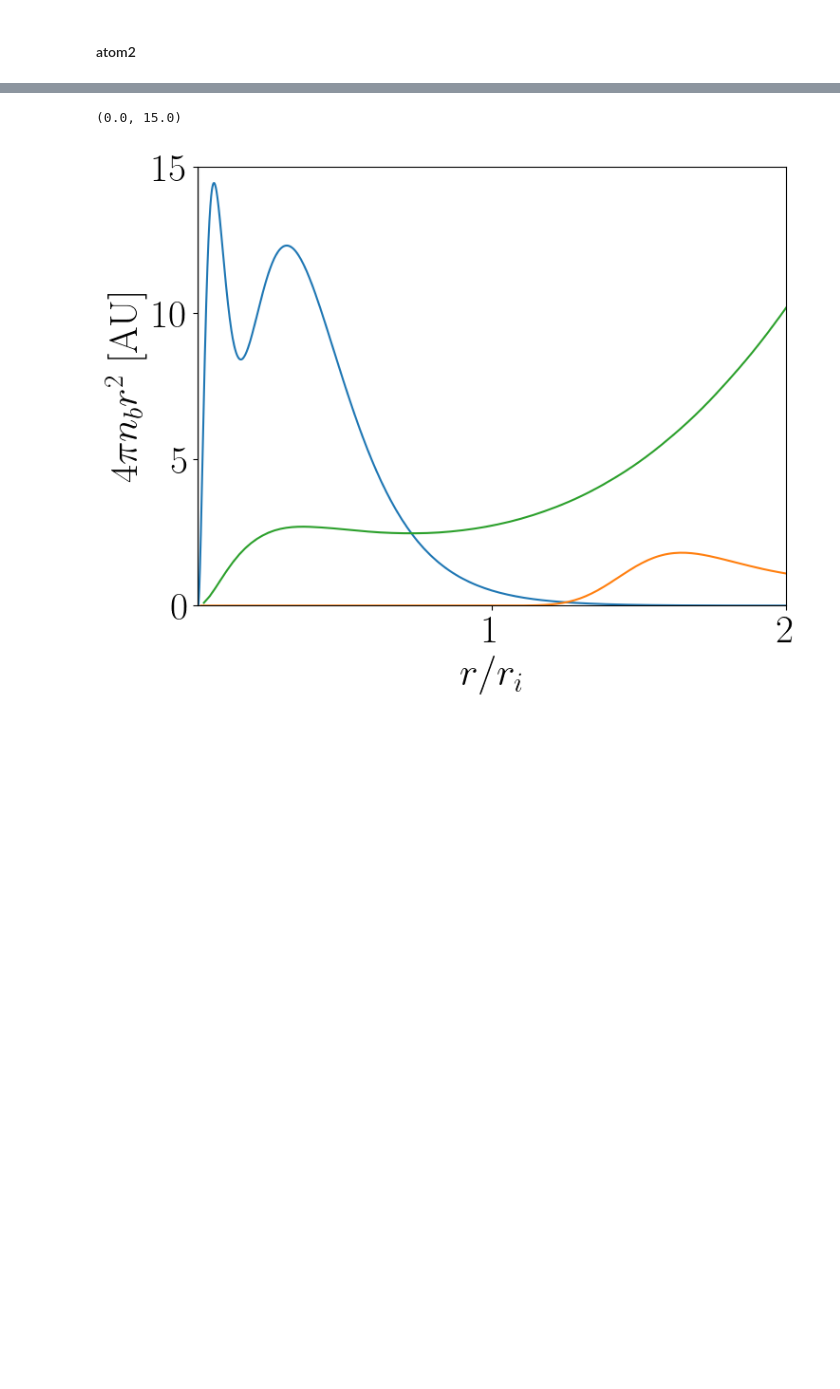
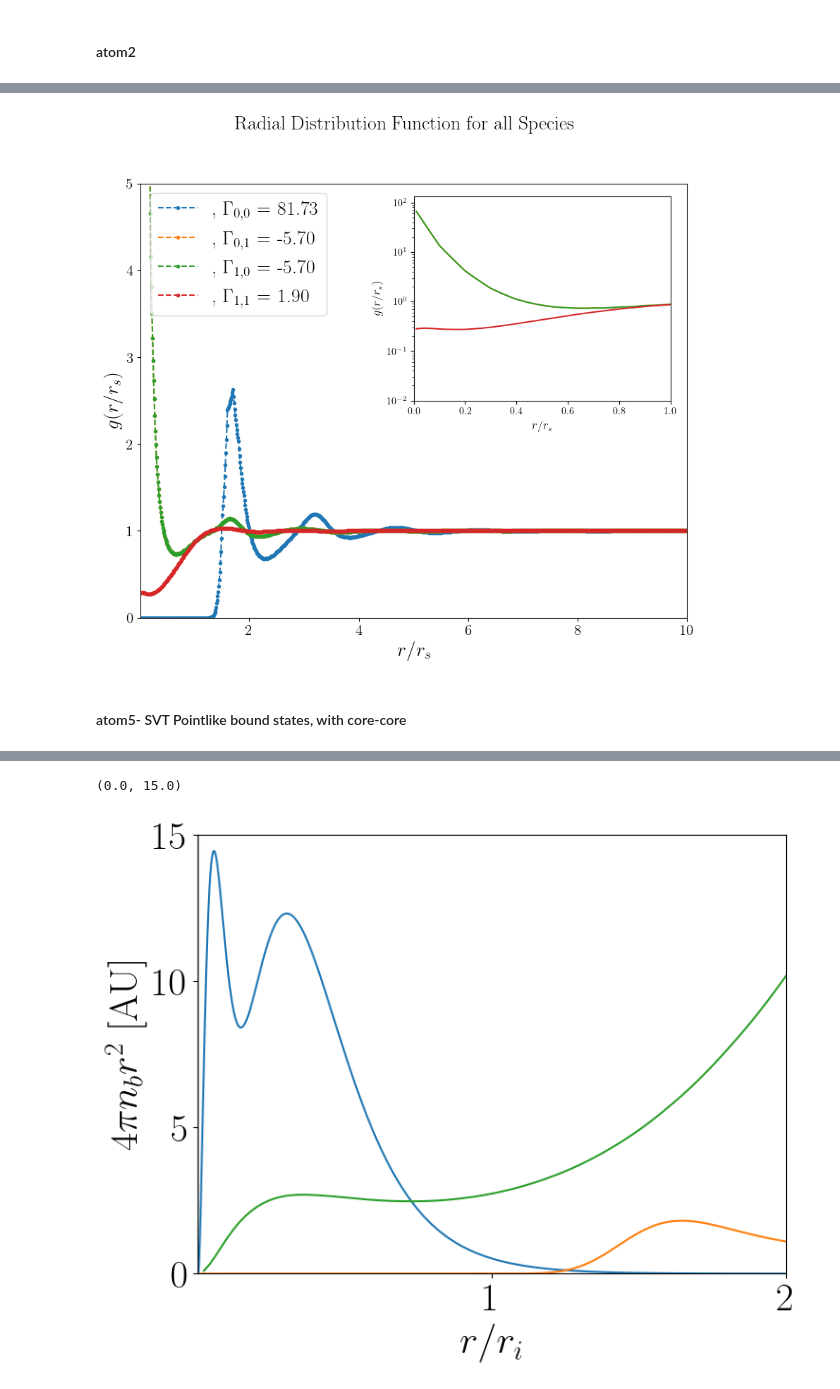
Before and after one commit to ZachAJohnson/hnc, a Jupyter notebook: TCCW/atoms/PLASMA_atoMEC_Al.ipynb, the cells around one changed output, grey strips where cells are left out. Saved outputs shown, nothing was run; the diff lists cells and outputs as text; code cells hidden in the pictures; blank space fills up the shorter version.

```diff
--- a/TCCW/atoms/PLASMA_atoMEC_Al.ipynb
+++ b/TCCW/atoms/PLASMA_atoMEC_Al.ipynb
@@ -364,0 +431,2 @@ atom3.hnc.plot_g_all_species()
+# %%
+atom4.run_hnc(newton=False)#, c_s_k_guess = atom2.hnc.c_s_k_matrix.copy())
@@ -364,0 +456,6 @@ atom3.hnc.plot_g_all_species()
+# %%
+atom4.hnc.plot_g_all_species()
+# %% [output]
+[figure, added]
+# %% [markdown]
+#### atom5- SVT Pointlike bound states, with core-core
```
Also changed, not shown: parts of 34 cells of this notebook, 14 other files.
